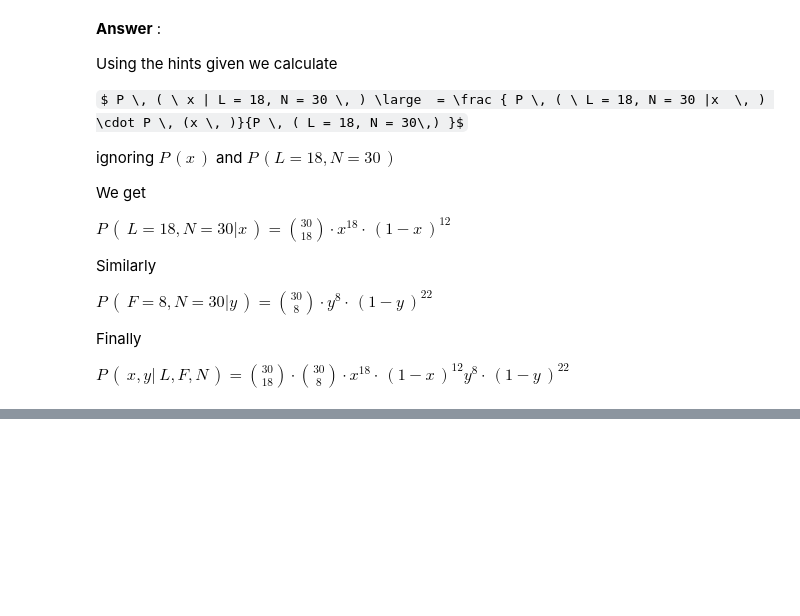
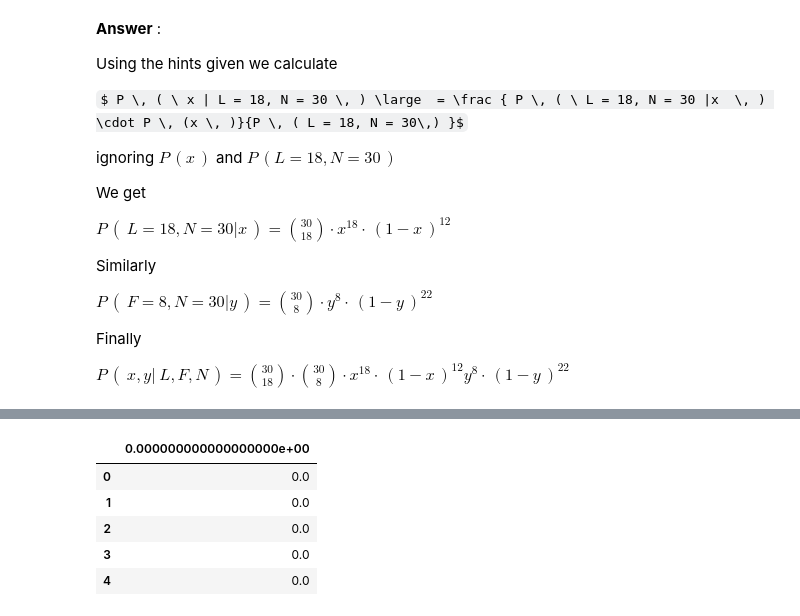
Before and after one commit to Hendrix8/Pattern_Recognition, a Jupyter notebook: Assignment_2/A2_tem2405.ipynb, the cells around one changed output, grey strips where cells are left out. Cells and saved outputs as stored; diff of their text form; code cells hidden in the pictures; some formulas as TeX source; blank space fills up the shorter version.

```diff
--- a/Assignment_2/A2_tem2405.ipynb
+++ b/Assignment_2/A2_tem2405.ipynb
@@ -232,0 +313,13 @@ $  P \, ( \ x,y | \ L,F,N\,) = \binom {30}{18} \cdot \binom {30}{8} \cdot x^{18}
+# %%
+frontsPath = "/content/drive/MyDrive/Colab Notebooks/Pattern_Recognition/Assignment_2/fronts.csv"
+leftsPath = "/content/drive/MyDrive/Colab Notebooks/Pattern_Recognition/Assignment_2/lefts.csv"
+
+frontsDf = pd.read_csv(frontsPath)
+leftsDf = pd.read_csv(leftsPath)
+# %% [output]
+|  | 0.000000000000000000e+00 |
+| 0 | 0.0 |
+| 1 | 0.0 |
+| 2 | 0.0 |
+| 3 | 0.0 |
+| 4 | 0.0 |
```
Also changed, not shown: parts of 9 cells of this notebook.
